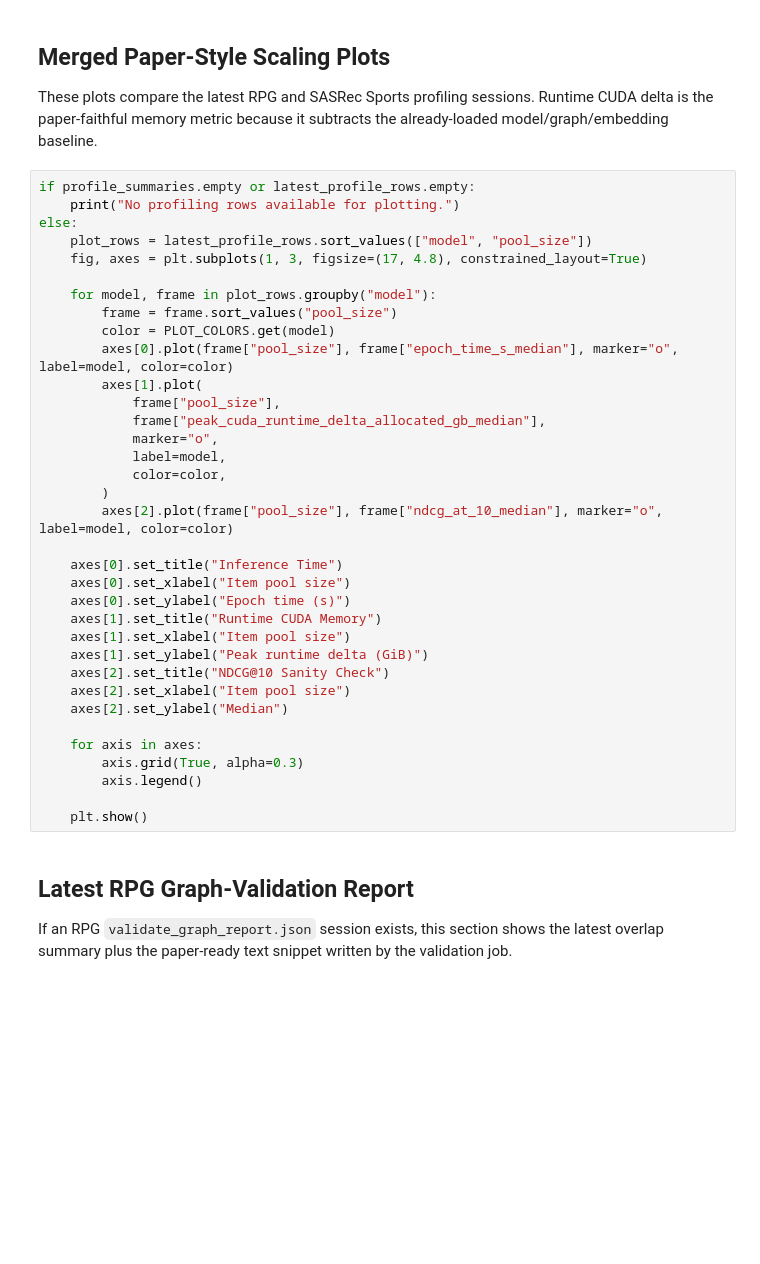
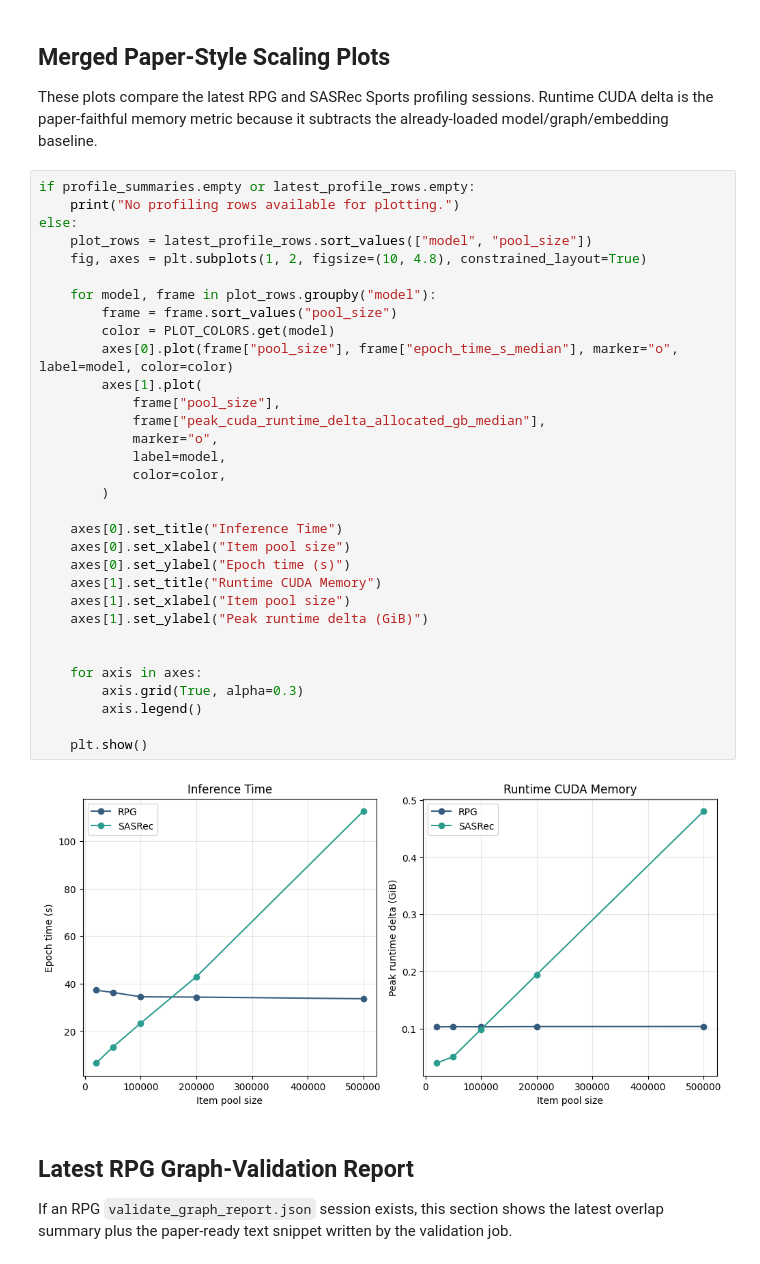
Before and after one commit to NiccoloCase/RPG-uva, a Jupyter notebook: notebooks/perf_sports_analysis.ipynb, the cells around one changed output. Drawn from its saved outputs; the diff is of its cells as text; blank space fills up the shorter version.

```diff
--- a/notebooks/perf_sports_analysis.ipynb
+++ b/notebooks/perf_sports_analysis.ipynb
@@ -270,38 +297,37 @@ These plots compare the latest RPG and SASRec Sports profiling sessions. Runtime
 # %%
 if profile_summaries.empty or latest_profile_rows.empty:
     print("No profiling rows available for plotting.")
 else:
     plot_rows = latest_profile_rows.sort_values(["model", "pool_size"])
-    fig, axes = plt.subplots(1, 3, figsize=(17, 4.8), constrained_layout=True)
+    fig, axes = plt.subplots(1, 2, figsize=(10, 4.8), constrained_layout=True)
 
     for model, frame in plot_rows.groupby("model"):
         frame = frame.sort_values("pool_size")
         color = PLOT_COLORS.get(model)
         axes[0].plot(frame["pool_size"], frame["epoch_time_s_median"], marker="o", label=model, color=color)
         axes[1].plot(
             frame["pool_size"],
             frame["peak_cuda_runtime_delta_allocated_gb_median"],
             marker="o",
             label=model,
             color=color,
         )
-        axes[2].plot(frame["pool_size"], frame["ndcg_at_10_median"], marker="o", label=model, color=color)
 
     axes[0].set_title("Inference Time")
     axes[0].set_xlabel("Item pool size")
     axes[0].set_ylabel("Epoch time (s)")
     axes[1].set_title("Runtime CUDA Memory")
     axes[1].set_xlabel("Item pool size")
     axes[1].set_ylabel("Peak runtime delta (GiB)")
-    axes[2].set_title("NDCG@10 Sanity Check")
-    axes[2].set_xlabel("Item pool size")
-    axes[2].set_ylabel("Median")
+
 
     for axis in axes:
         axis.grid(True, alpha=0.3)
         axis.legend()
 
     plt.show()
+# %% [output]
+[figure, added]
 # %% [markdown]
 ## Latest RPG Graph-Validation Report
 
```
Also changed, not shown: parts of 3 cells of this notebook, 9 other files.
